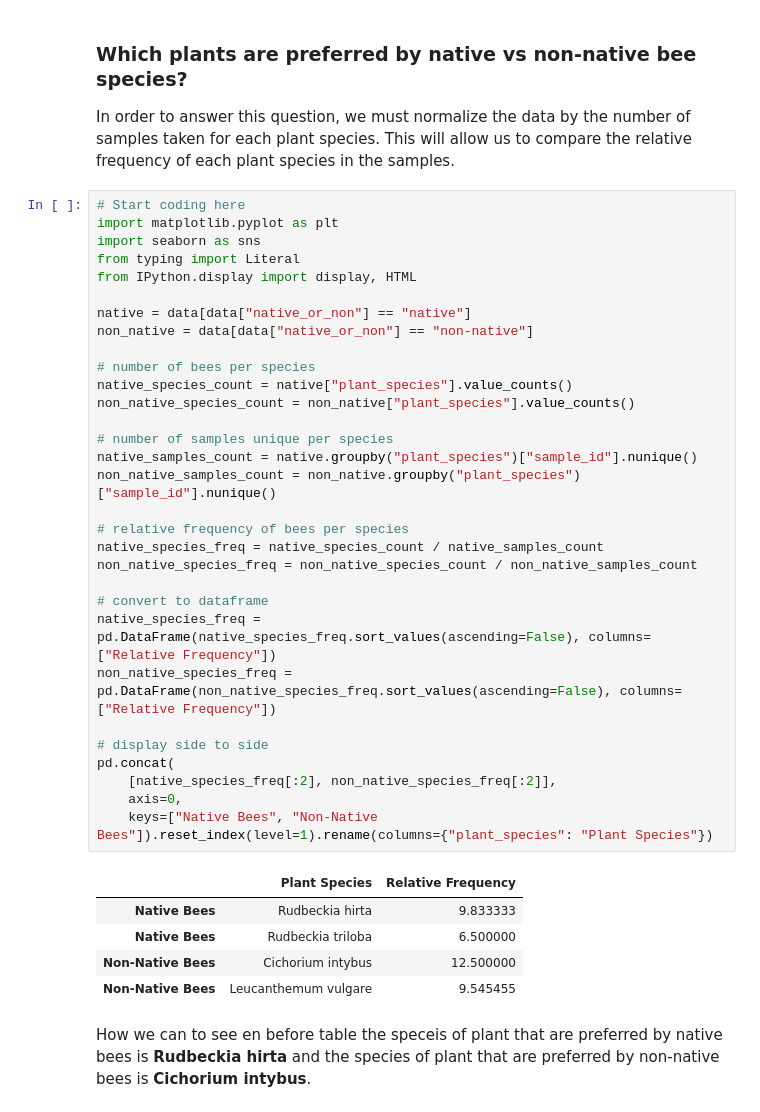
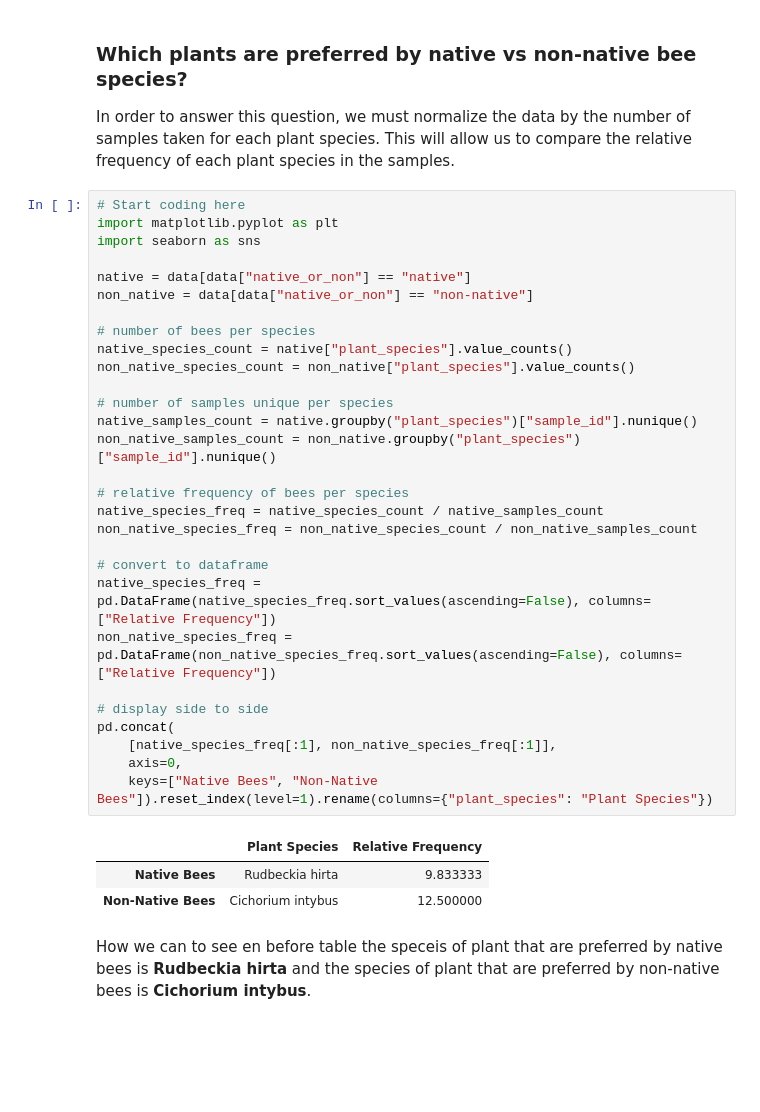
Before and after one commit to ccdarvin/competitions, a Jupyter notebook: datacamp/Bee friendly plants/notebook.ipynb, the cells around one changed output. Cells and saved outputs as stored; diff of their text form; blank space fills up the shorter version.

```diff
--- a/datacamp/Bee friendly plants/notebook.ipynb
+++ b/datacamp/Bee friendly plants/notebook.ipynb
@@ -77,39 +70,35 @@ In order to answer this question, we must normalize the data by the number of sa
 # Start coding here
 import matplotlib.pyplot as plt
 import seaborn as sns
-from typing import Literal
-from IPython.display import display, HTML
 
 native = data[data["native_or_non"] == "native"]
 non_native = data[data["native_or_non"] == "non-native"]
 
 # number of bees per species
 native_species_count = native["plant_species"].value_counts()
 non_native_species_count = non_native["plant_species"].value_counts()
 
 # number of samples unique per species
 native_samples_count = native.groupby("plant_species")["sample_id"].nunique()
 non_native_samples_count = non_native.groupby("plant_species")["sample_id"].nunique()
 
 # relative frequency of bees per species
 native_species_freq = native_species_count / native_samples_count
 non_native_species_freq = non_native_species_count / non_native_samples_count
 
 # convert to dataframe
 native_species_freq = pd.DataFrame(native_species_freq.sort_values(ascending=False), columns=["Relative Frequency"])
 non_native_species_freq = pd.DataFrame(non_native_species_freq.sort_values(ascending=False), columns=["Relative Frequency"])
 
 # display side to side
 pd.concat(
-    [native_species_freq[:2], non_native_species_freq[:2]],
+    [native_species_freq[:1], non_native_species_freq[:1]],
     axis=0,
     keys=["Native Bees", "Non-Native Bees"]).reset_index(level=1).rename(columns={"plant_species": "Plant Species"})
 # %% [output]
 |  | Plant Species | Relative Frequency |
 | Native Bees | Rudbeckia hirta | 9.833333 |
-| Native Bees | Rudbeckia triloba | 6.500000 |
 | Non-Native Bees | Cichorium intybus | 12.500000 |
-| Non-Native Bees | Leucanthemum vulgare | 9.545455 |
 # %% [markdown]
 How we can to see en before table the speceis of plant that are preferred by native bees is **Rudbeckia hirta** and the species of plant that are preferred by non-native bees is **Cichorium intybus**.
 # %% [markdown]
```
Also changed, not shown: parts of 4 cells of this notebook.
